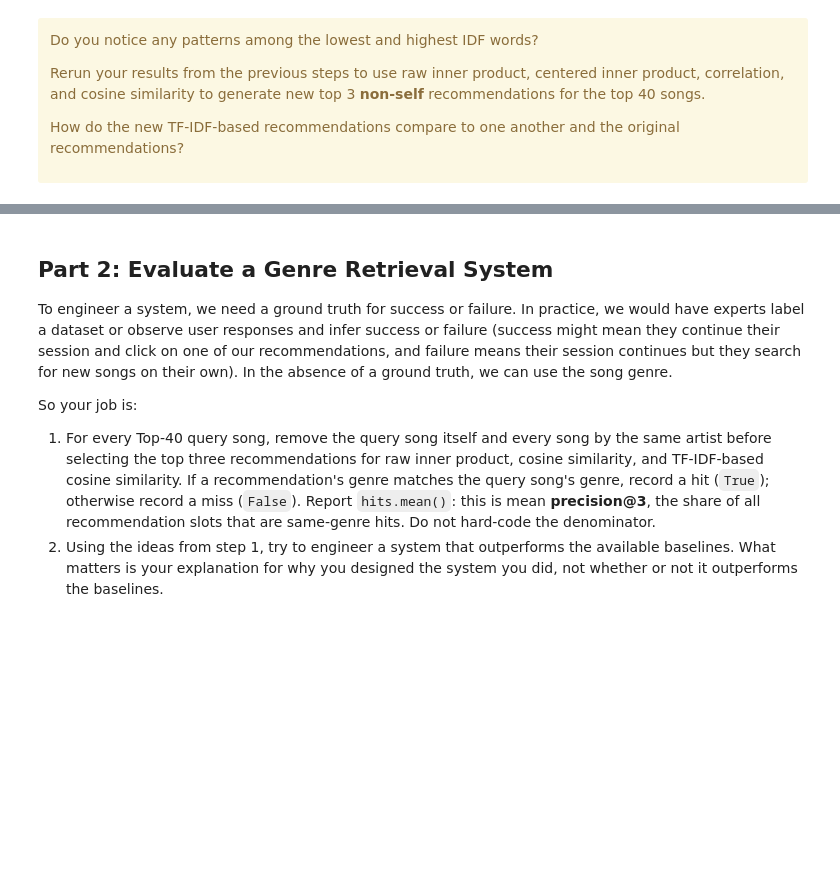
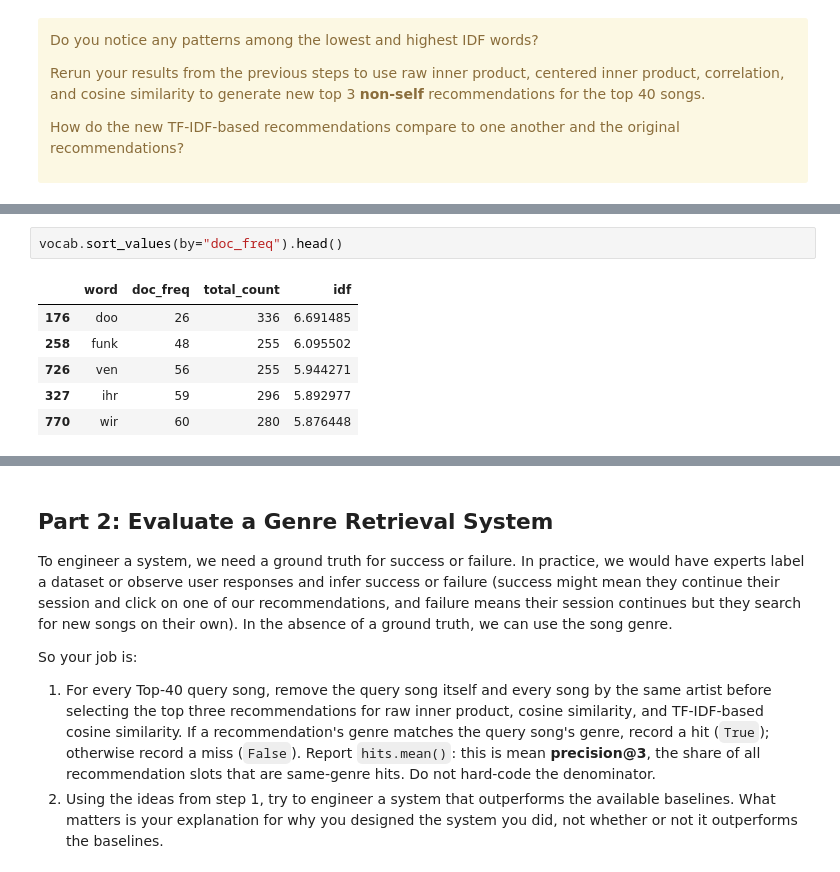
Before and after one commit to ae-phillips/uu_vectors_and_matrices, a Jupyter notebook: Thursday Lab/lab_01.ipynb, the cells around one changed output, grey strips where cells are left out. Cells and saved outputs as stored; diff of their text form; blank space fills up the shorter version.

```diff
--- a/Thursday Lab/lab_01.ipynb
+++ b/Thursday Lab/lab_01.ipynb
@@ -816,0 +839,9 @@ How do the new TF-IDF-based recommendations compare to one another and the origi
+# %%
+vocab.sort_values(by="doc_freq").head()
+# %% [output]
+|  | word | doc_freq | total_count | idf |
+| 176 | doo | 26 | 336 | 6.691485 |
+| 258 | funk | 48 | 255 | 6.095502 |
+| 726 | ven | 56 | 255 | 5.944271 |
+| 327 | ihr | 59 | 296 | 5.892977 |
+| 770 | wir | 60 | 280 | 5.876448 |
```
Also changed, not shown: parts of 5 cells of this notebook, 1 other file.
